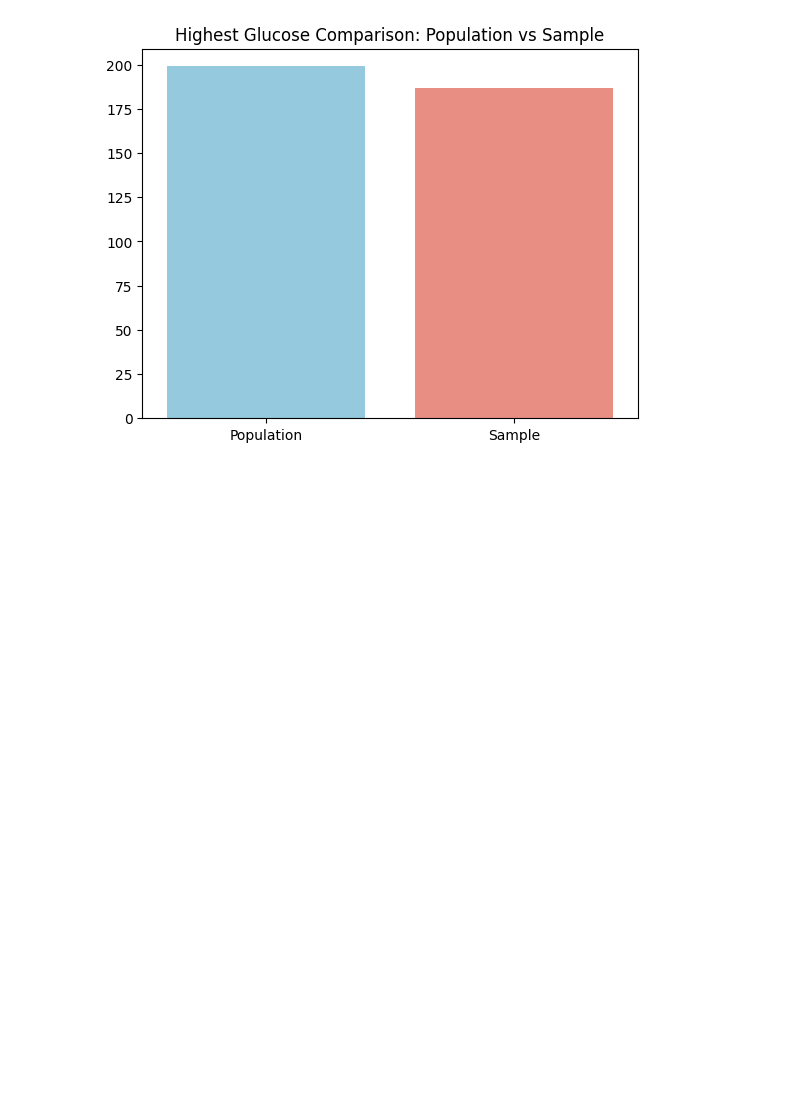
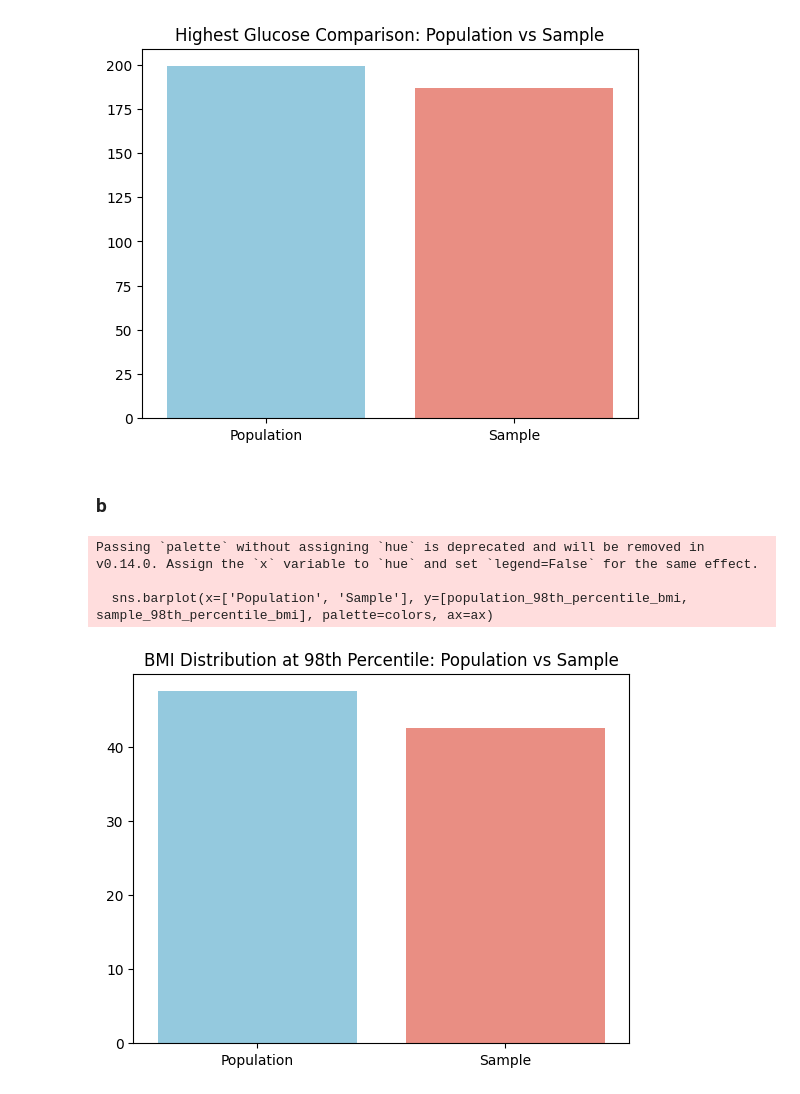
Before and after one commit to GauravBachu/PDS_Assignment_3, a Jupyter notebook: src/Assignment_3_&_4.ipynb, the cells around one changed output. Cells and saved outputs as stored; diff of their text form; code cells hidden in the pictures; blank space fills up the shorter version.

Commit message:
BMI Distribution at 98th Percentile Bar Plot

```diff
--- a/src/Assignment_3_&_4.ipynb
+++ b/src/Assignment_3_&_4.ipynb
@@ -110,3 +110,22 @@ Passing `palette` without assigning `hue` is deprecated and will be removed in v
 
   sns.barplot(x=['Population', 'Sample'], y=[population_highest_glucose, sample_highest_glucose], palette=colors, ax=ax)
 [figure]
+# %% [markdown]
+### b
+# %%
+sample_data = data_set.sample(25)
+# %%
+population_98th_percentile_bmi = np.percentile(data_set['BMI'], 98)
+sample_98th_percentile_bmi = np.percentile(sample_data['BMI'], 98)
+# %%
+colors = ["skyblue", "salmon"]
+fig, ax = plt.subplots()
+sns.barplot(x=['Population', 'Sample'], y=[population_98th_percentile_bmi, sample_98th_percentile_bmi], palette=colors, ax=ax)
+ax.set_title('BMI Distribution at 98th Percentile: Population vs Sample')
+plt.savefig('../results/BMI_distribution_at_98th_percentile:population_vs_Sample_bar_plot.png')
+plt.show()
+# %% [output]
+Passing `palette` without assigning `hue` is deprecated and will be removed in v0.14.0. Assign the `x` variable to `hue` and set `legend=False` for the same effect.
+
+  sns.barplot(x=['Population', 'Sample'], y=[population_98th_percentile_bmi, sample_98th_percentile_bmi], palette=colors, ax=ax)
+[figure, added]
```
Also changed, not shown: 1 other file.
